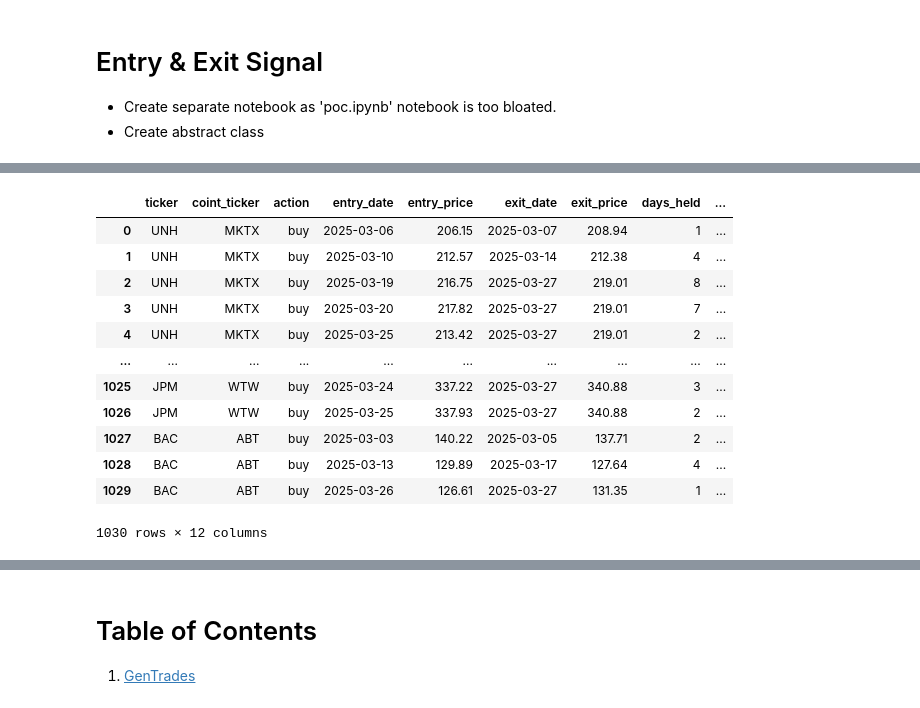
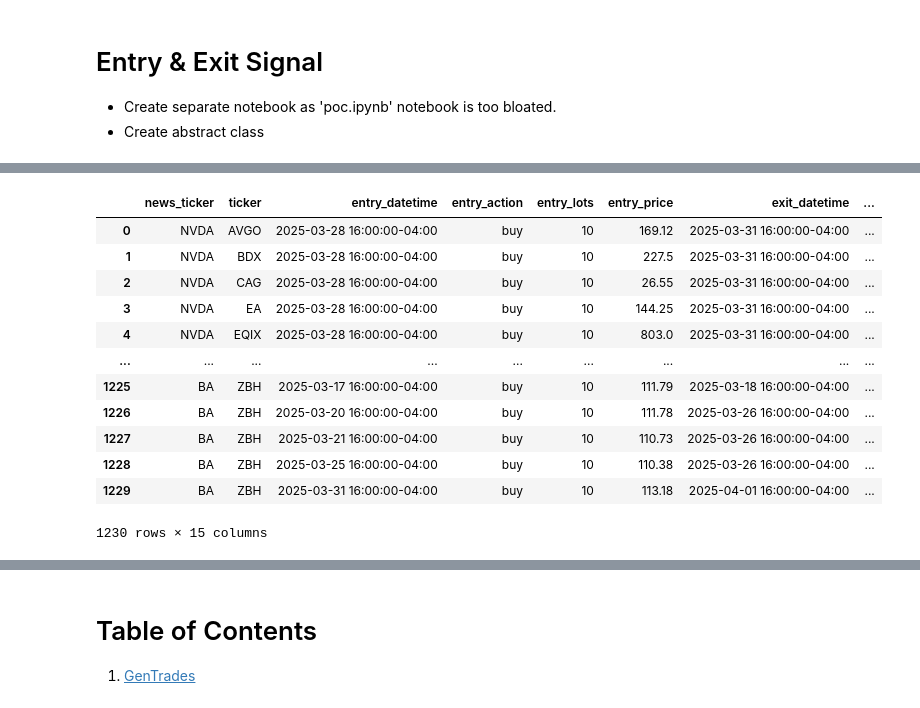
Before and after one commit to CKAbundant/sentiment, a Jupyter notebook: signal.ipynb, the cells around one changed output, grey strips where cells are left out. Cells and saved outputs as stored; diff of their text form; code cells hidden in the pictures.

Commit message:
Successfully generate completed trades for specific combination of 'entry_type', 'entry_struct', 'exit_struct', 'stop_method', 'hf_model', 'coint_corr_fn', and 'period'.

```diff
--- a/signal.ipynb
+++ b/signal.ipynb
@@ -27,3 +27,9 @@ from omegaconf import OmegaConf
 from src.utils import utils
 from config.variables import EntryType, CointCorrFn, STRUCT_MAPPING, EXIT_PRICE_MAPPING
 from src.strategy.base.stock_trade import StockTrade
+# %%
+a = utils.load_csv(
+    "./data/2025-04-01/long_multiple_take_all_no_stop/ziweichen_coint_5/trade_results.csv",
+    tz="America/New_York",
+)
+a
@@ -30,19 +72,20 @@ from src.strategy.base.stock_trade import StockTrade
 # %%
 results = utils.load_csv(
-    "./data/results/2025-04-01/ziweichen_coint_5/trade_results.csv"
+    "./data/2025-04-01/long_multiple_take_all_no_stop/ziweichen_coint_5/trade_results.csv",
+    tz="America/New_York",
 )
 results
 # %% [output]
-|  | ticker | coint_ticker | action | entry_date | entry_price | exit_date | exit_price | days_held | ... |
-| 0 | UNH | MKTX | buy | 2025-03-06 | 206.15 | 2025-03-07 | 208.94 | 1 | ... |
-| 1 | UNH | MKTX | buy | 2025-03-10 | 212.57 | 2025-03-14 | 212.38 | 4 | ... |
-| 2 | UNH | MKTX | buy | 2025-03-19 | 216.75 | 2025-03-27 | 219.01 | 8 | ... |
-| 3 | UNH | MKTX | buy | 2025-03-20 | 217.82 | 2025-03-27 | 219.01 | 7 | ... |
-| 4 | UNH | MKTX | buy | 2025-03-25 | 213.42 | 2025-03-27 | 219.01 | 2 | ... |
-| ... | ... | ... | ... | ... | ... | ... | ... | ... | ... |
-| 1025 | JPM | WTW | buy | 2025-03-24 | 337.22 | 2025-03-27 | 340.88 | 3 | ... |
-| 1026 | JPM | WTW | buy | 2025-03-25 | 337.93 | 2025-03-27 | 340.88 | 2 | ... |
-| 1027 | BAC | ABT | buy | 2025-03-03 | 140.22 | 2025-03-05 | 137.71 | 2 | ... |
-| 1028 | BAC | ABT | buy | 2025-03-13 | 129.89 | 2025-03-17 | 127.64 | 4 | ... |
-| 1029 | BAC | ABT | buy | 2025-03-26 | 126.61 | 2025-03-27 | 131.35 | 1 | ... |
+|  | news_ticker | ticker | entry_datetime | entry_action | entry_lots | entry_price | exit_datetime | ... |
+| 0 | NVDA | AVGO | 2025-03-28 16:00:00-04:00 | buy | 10 | 169.12 | 2025-03-31 16:00:00-04:00 | ... |
+| 1 | NVDA | BDX | 2025-03-28 16:00:00-04:00 | buy | 10 | 227.5 | 2025-03-31 16:00:00-04:00 | ... |
+| 2 | NVDA | CAG | 2025-03-28 16:00:00-04:00 | buy | 10 | 26.55 | 2025-03-31 16:00:00-04:00 | ... |
+| 3 | NVDA | EA | 2025-03-28 16:00:00-04:00 | buy | 10 | 144.25 | 2025-03-31 16:00:00-04:00 | ... |
+| 4 | NVDA | EQIX | 2025-03-28 16:00:00-04:00 | buy | 10 | 803.0 | 2025-03-31 16:00:00-04:00 | ... |
+| ... | ... | ... | ... | ... | ... | ... | ... | ... |
+| 1225 | BA | ZBH | 2025-03-17 16:00:00-04:00 | buy | 10 | 111.79 | 2025-03-18 16:00:00-04:00 | ... |
+| 1226 | BA | ZBH | 2025-03-20 16:00:00-04:00 | buy | 10 | 111.78 | 2025-03-26 16:00:00-04:00 | ... |
+| 1227 | BA | ZBH | 2025-03-21 16:00:00-04:00 | buy | 10 | 110.73 | 2025-03-26 16:00:00-04:00 | ... |
+| 1228 | BA | ZBH | 2025-03-25 16:00:00-04:00 | buy | 10 | 110.38 | 2025-03-26 16:00:00-04:00 | ... |
+| 1229 | BA | ZBH | 2025-03-31 16:00:00-04:00 | buy | 10 | 113.18 | 2025-04-01 16:00:00-04:00 | ... |
-1030 rows × 12 columns
+1230 rows × 15 columns
```
Also changed, not shown: parts of 10 cells of this notebook, 10 other files.
